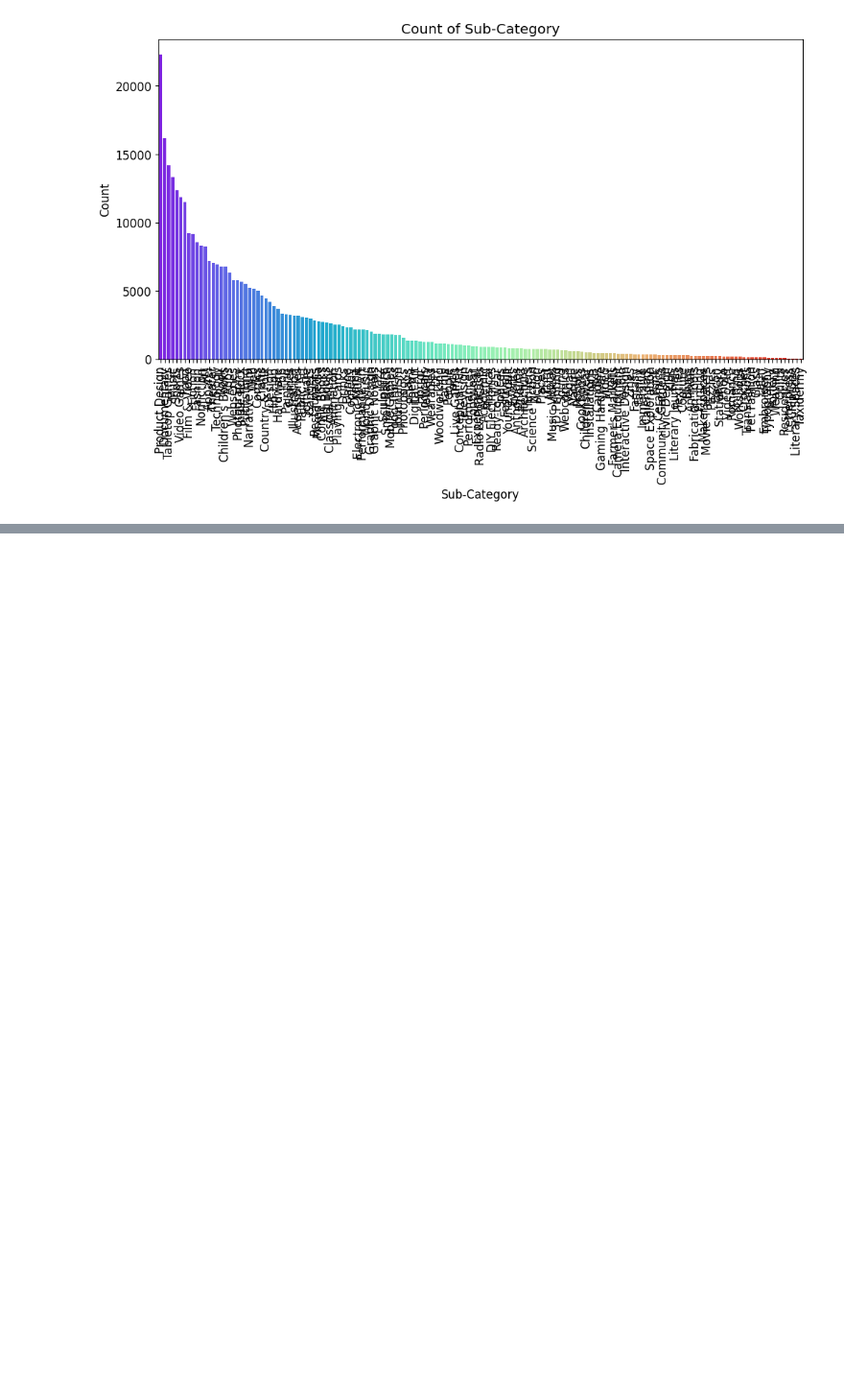
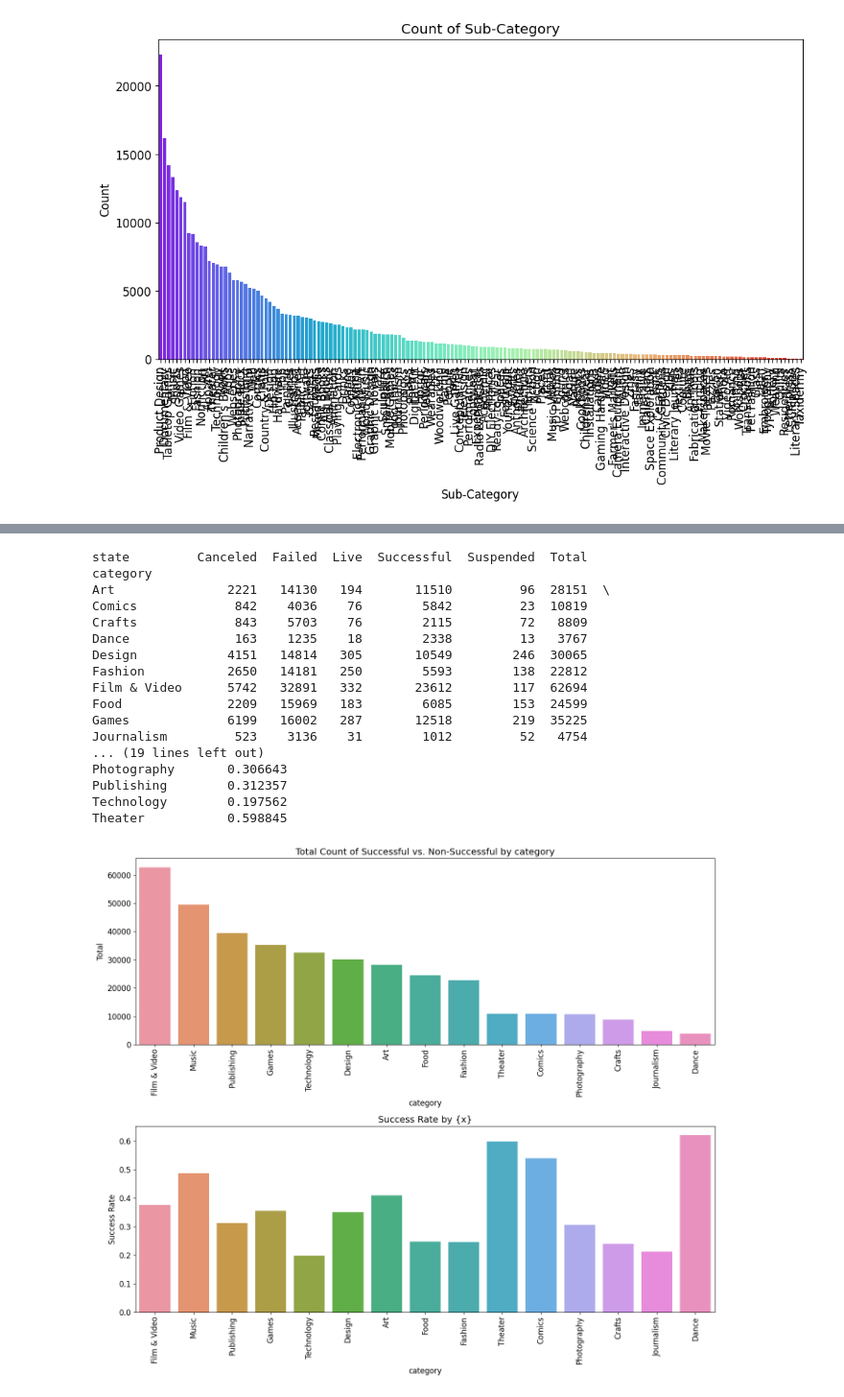
Before and after one commit to TorstenChandler/kickstarter_project, a Jupyter notebook: EDA_Monali.ipynb, the cells around one changed output, grey strips where cells are left out. Shown at 96% size. Drawn from its saved outputs; the diff is of its cells as text; code cells hidden in the pictures; blank space fills up the shorter version.

```diff
--- a/EDA_Monali.ipynb
+++ b/EDA_Monali.ipynb
@@ -166,0 +216,21 @@ Expected frequencies:
+# %%
+plot.bar_count_percent(df, 'category', 'state')
+# %% [output]
+state         Canceled  Failed  Live  Successful  Suspended  Total
+category
+Art               2221   14130   194       11510         96  28151  \
+Comics             842    4036    76        5842         23  10819
+Crafts             843    5703    76        2115         72   8809
+Dance              163    1235    18        2338         13   3767
+Design            4151   14814   305       10549        246  30065
+Fashion           2650   14181   250        5593        138  22812
+Film & Video      5742   32891   332       23612        117  62694
+Food              2209   15969   183        6085        153  24599
+Games             6199   16002   287       12518        219  35225
+Journalism         523    3136    31        1012         52   4754
+... (19 lines left out)
+Photography       0.306643
+Publishing        0.312357
+Technology        0.197562
+Theater           0.598845
+[figure, added]
```
Also changed, not shown: parts of 10 cells of this notebook, 1 other file.
